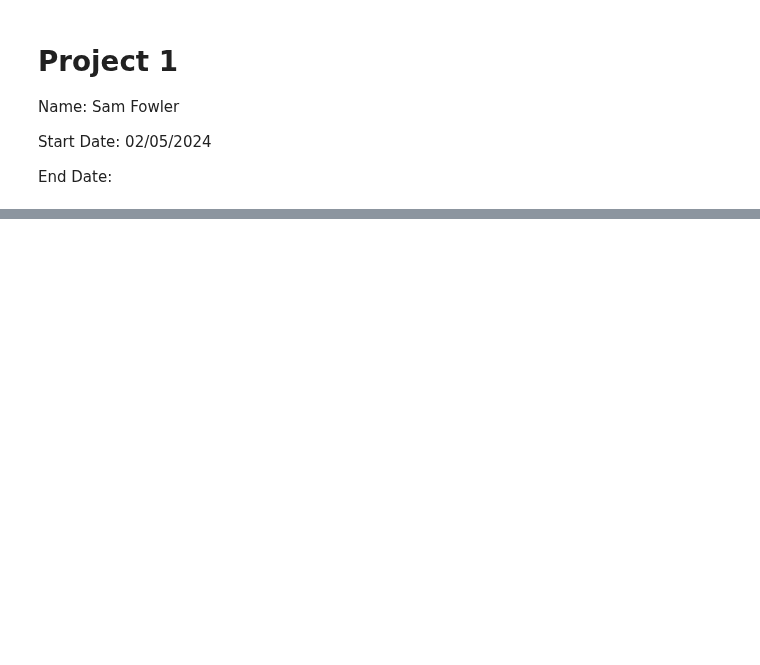
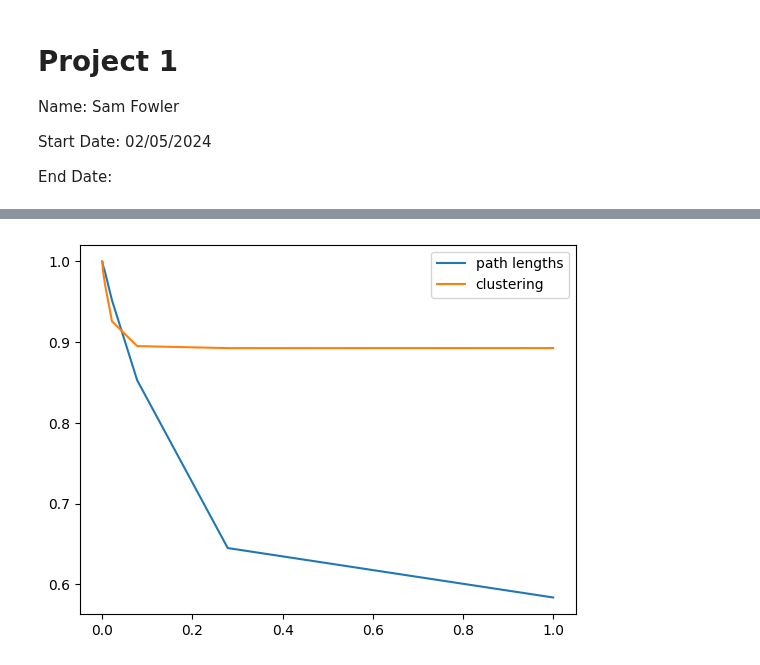
Before and after one commit to sammyfow/cap-comp215, a Jupyter notebook: project1.ipynb, the cells around one changed output, grey strips where cells are left out. Cells and saved outputs as stored; diff of their text form; code cells hidden in the pictures; blank space fills up the shorter version.

```diff
--- a/project1.ipynb
+++ b/project1.ipynb
@@ -182,0 +184,13 @@ print(run_single_graph(100, 20, 0.3))
+# %%
+exp = run_experiment(100, 40, 20)
+L, C = np.transpose(exp)
+L /= L[0]
+C /= C[0]
+
+
+plt.plot(ps, L, label='path lengths')
+plt.plot(ps, C, label='clustering')
+plt.legend()
+plt.show()
+# %% [output]
+[figure, added]
```
Also changed, not shown: parts of 9 cells of this notebook.
